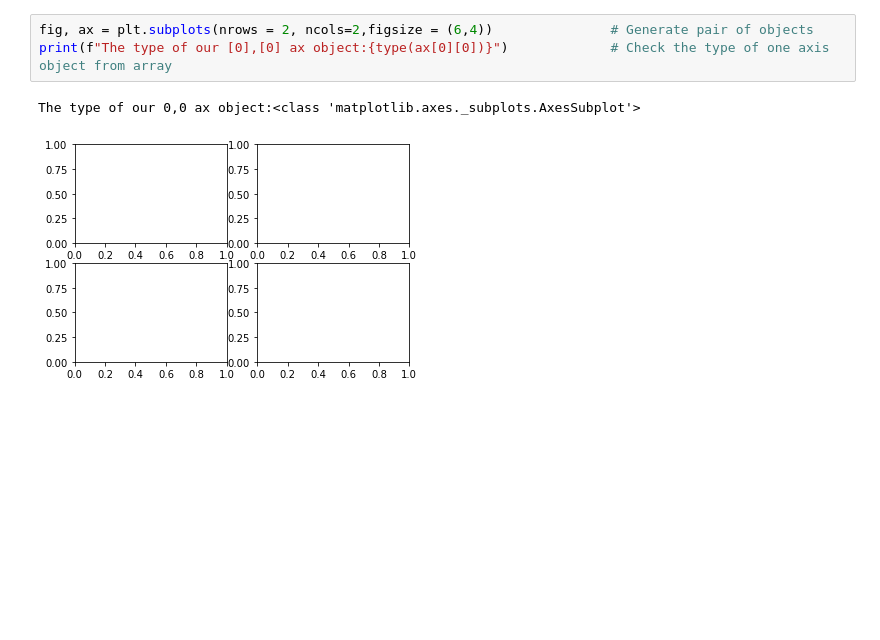
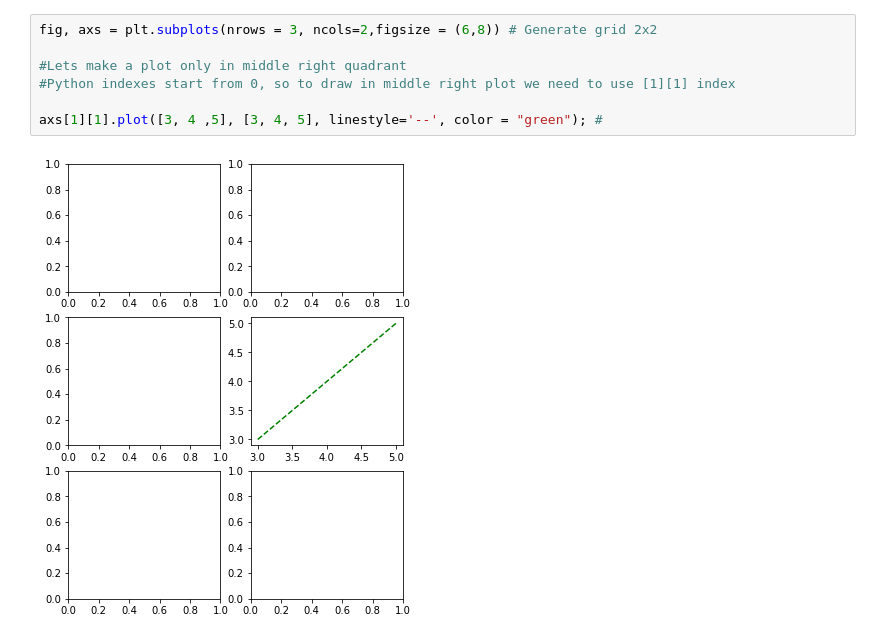
Before and after one commit to 314ka4y/Blog_posts, a Jupyter notebook: ls.ipynb, the cells around one changed output. Cells and saved outputs as stored; diff of their text form; blank space fills up the shorter version.

```diff
--- a/ls.ipynb
+++ b/ls.ipynb
@@ -74,6 +92,9 @@ The type of our ax object:<class 'numpy.ndarray'>. The shape is (2, 2),
 # %%
-fig, ax = plt.subplots(nrows = 2, ncols=2,figsize = (6,4))               # Generate pair of objects
-print(f"The type of our [0],[0] ax object:{type(ax[0][0])}")             # Check the type of one axis object from array
+fig, axs = plt.subplots(nrows = 3, ncols=2,figsize = (6,8)) # Generate grid 2x2
+
+#Lets make a plot only in middle right quadrant
+#Python indexes start from 0, so to draw in middle right plot we need to use [1][1] index
+
+axs[1][1].plot([3, 4 ,5], [3, 4, 5], linestyle='--', color = "green"); #
 # %% [output]
-The type of our 0,0 ax object:<class 'matplotlib.axes._subplots.AxesSubplot'>
-[figure, old version]
+[figure, new version]
```
Also changed, not shown: parts of 12 cells of this notebook, 8 other files.
